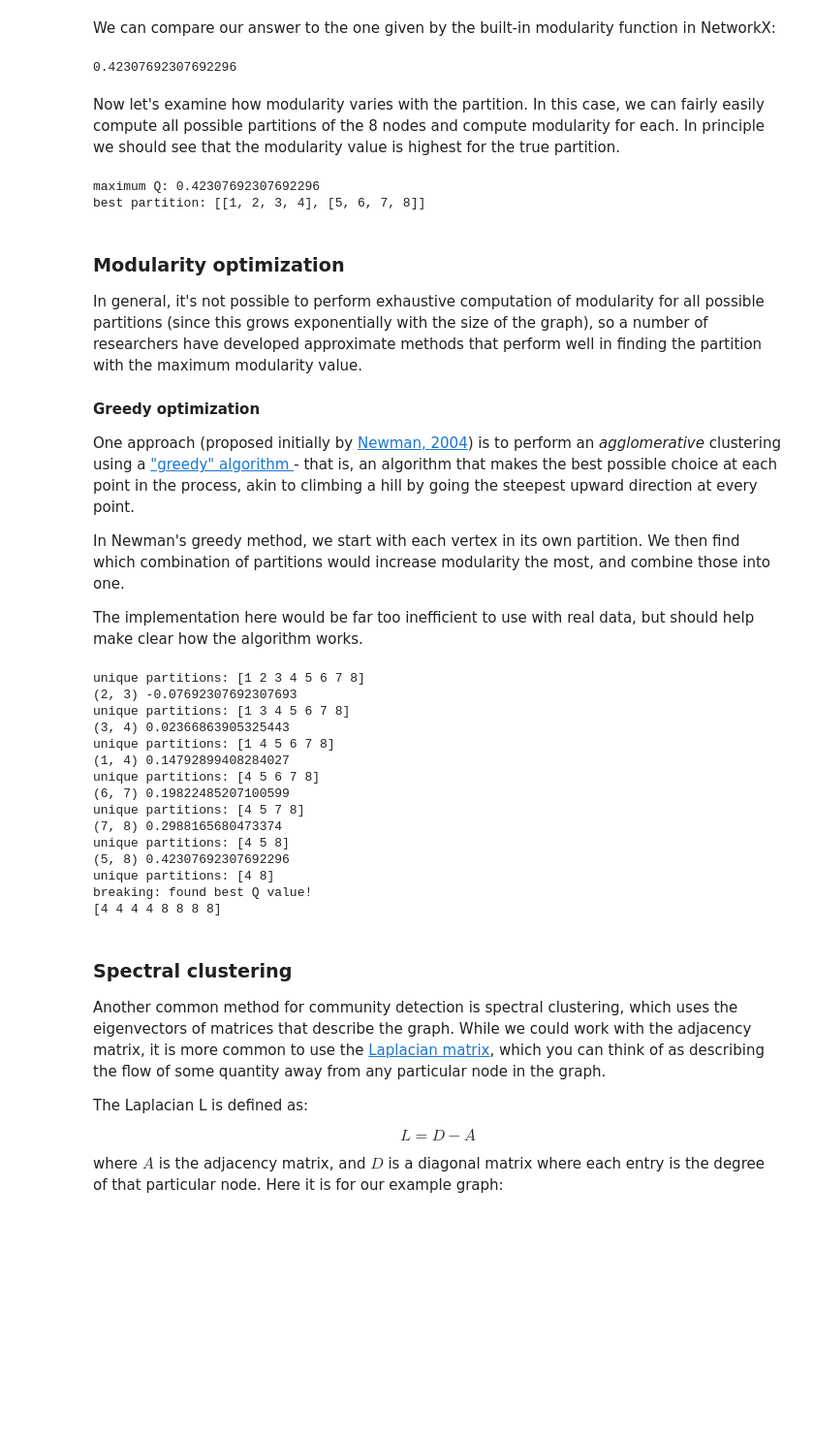
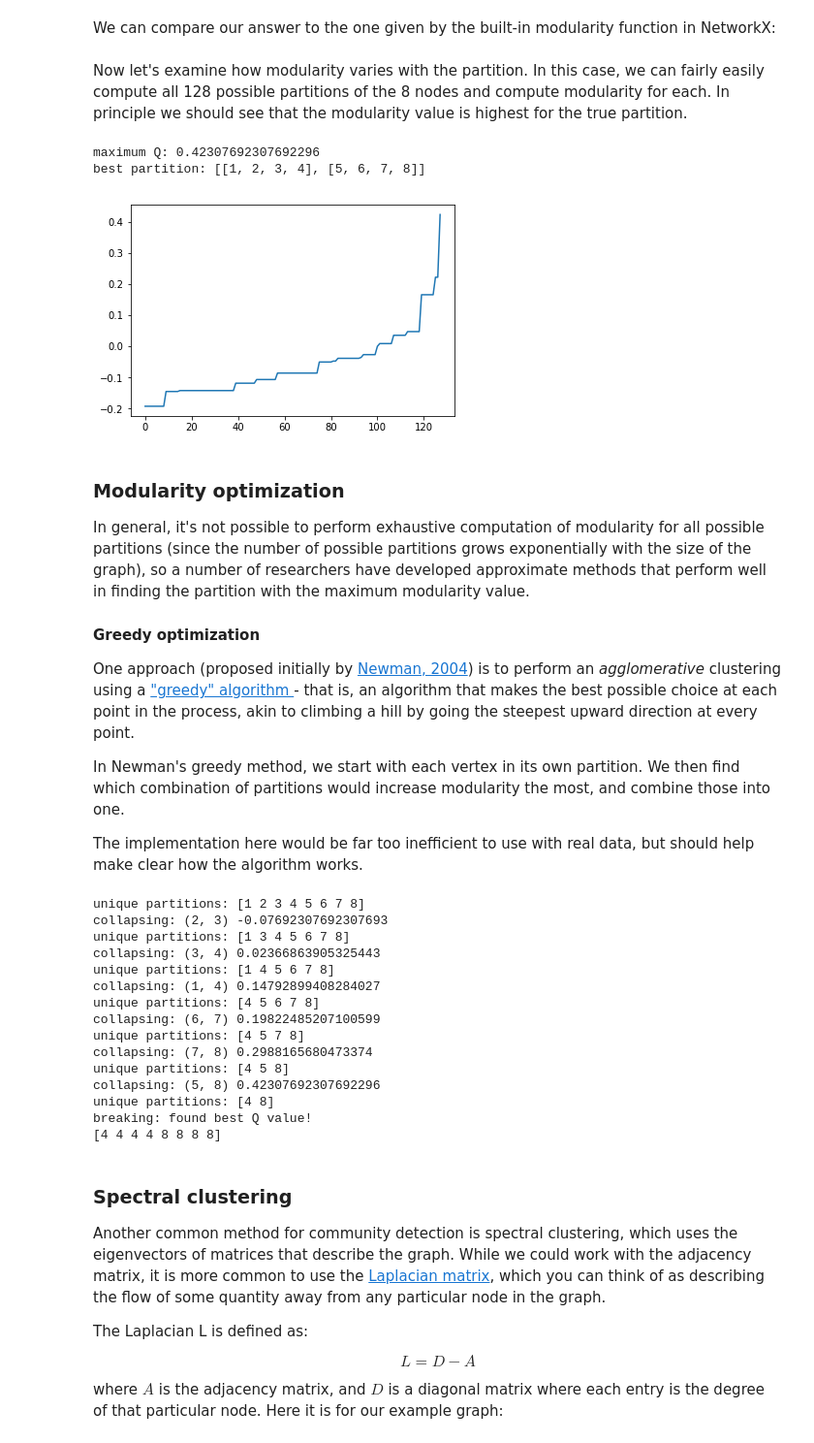
Before and after one commit to BrainNetworksCourse/brain-networks-course, a Jupyter notebook: Week3-NetworkModeling/CommunityDetection.ipynb, the cells around one changed output. Shown at 97% size. Cells and saved outputs as stored; diff of their text form; code cells hidden in the pictures; blank space fills up the shorter version.

```diff
--- a/Week3-NetworkModeling/CommunityDetection.ipynb
+++ b/Week3-NetworkModeling/CommunityDetection.ipynb
@@ -140,11 +142,9 @@ print(Q)
 # %% [markdown]
 We can compare our answer to the one given by the built-in modularity function in NetworkX:
 # %%
-nx.algorithms.community.quality.modularity(G,[{1,2,3,4},{5,6,7,8}])
+assert Q == nx.algorithms.community.quality.modularity(G,[{1,2,3,4},{5,6,7,8}])
-# %% [output]
-0.42307692307692296
 # %% [markdown]
-Now let's examine how modularity varies with the partition.  In this case, we can fairly easily compute all possible partitions of the 8 nodes and compute modularity for each.  In principle we should see that the modularity value is highest for the true partition.
+Now let's examine how modularity varies with the partition.  In this case, we can fairly easily compute all 128 possible partitions of the 8 nodes and compute modularity for each.  In principle we should see that the modularity value is highest for the true partition.
 # %%
 Qvals=numpy.zeros(128)
 partitions=[]
@@ -154,15 +154,17 @@ for i,p in enumerate(algorithm_u([1,2,3,4,5,6,7,8],2)):
     Qvals[i] = nx.algorithms.community.quality.modularity(G,p)
     partitions.append(p)
 # %%
-print('maximum Q:',Qvals.max())
+plt.plot(numpy.sort(Qvals))
+print('maximum Q:',numpy.max(Qvals))
 print('best partition:',partitions[numpy.argsort(Qvals)[-1:][0]])
 # %% [output]
 maximum Q: 0.42307692307692296
 best partition: [[1, 2, 3, 4], [5, 6, 7, 8]]
+[figure, added]
 # %% [markdown]
 ### Modularity optimization
 
-In general, it's not possible to perform exhaustive computation of modularity for all possible partitions (since this grows exponentially with the size of the graph), so a number of researchers have developed approximate methods that perform well in finding the partition with the maximum modularity value.
+In general, it's not possible to perform exhaustive computation of modularity for all possible partitions (since the number of possible partitions grows exponentially with the size of the graph), so a number of researchers have developed approximate methods that perform well in finding the partition with the maximum modularity value.
 
 #### Greedy optimization
 
@@ -207,27 +209,29 @@ while notbest:
 
             modvals[(unique_partitions[i],unique_partitions[j])]=modularity(G,tmp_part)
     modmax = max(modvals.items(), key=operator.itemgetter(1))[0]
+
+    # this method assumes that Q increases monotonically to its maximum
     if modvals[modmax]<numpy.max(numpy.array(Qvals)):
         print('breaking: found best Q value!')
         print(partition)
         notbest=False
     else:
-        print(modmax,modvals[modmax])
+        print('collapsing:',modmax,modvals[modmax])
         partition[partition==modmax[0]]=modmax[1]
         Qvals.append(modvals[modmax])
 # %% [output]
 unique partitions: [1 2 3 4 5 6 7 8]
-(2, 3) -0.07692307692307693
+collapsing: (2, 3) -0.07692307692307693
 unique partitions: [1 3 4 5 6 7 8]
-(3, 4) 0.02366863905325443
+collapsing: (3, 4) 0.02366863905325443
 unique partitions: [1 4 5 6 7 8]
-(1, 4) 0.14792899408284027
+collapsing: (1, 4) 0.14792899408284027
 unique partitions: [4 5 6 7 8]
-(6, 7) 0.19822485207100599
+collapsing: (6, 7) 0.19822485207100599
 unique partitions: [4 5 7 8]
-(7, 8) 0.2988165680473374
+collapsing: (7, 8) 0.2988165680473374
 unique partitions: [4 5 8]
-(5, 8) 0.42307692307692296
+collapsing: (5, 8) 0.42307692307692296
 unique partitions: [4 8]
 breaking: found best Q value!
 [4 4 4 4 8 8 8 8]
```
Also changed, not shown: parts of 37 cells of this notebook.
